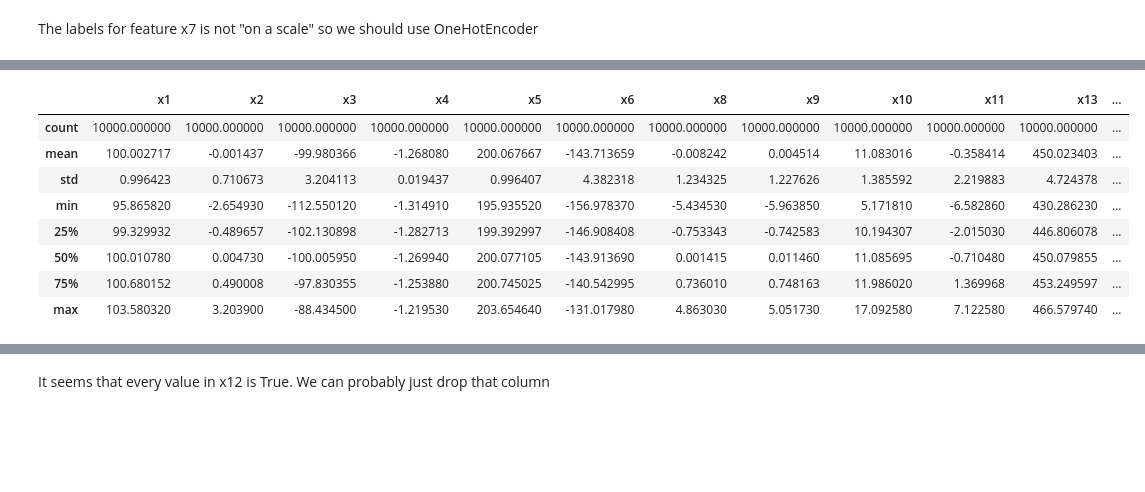
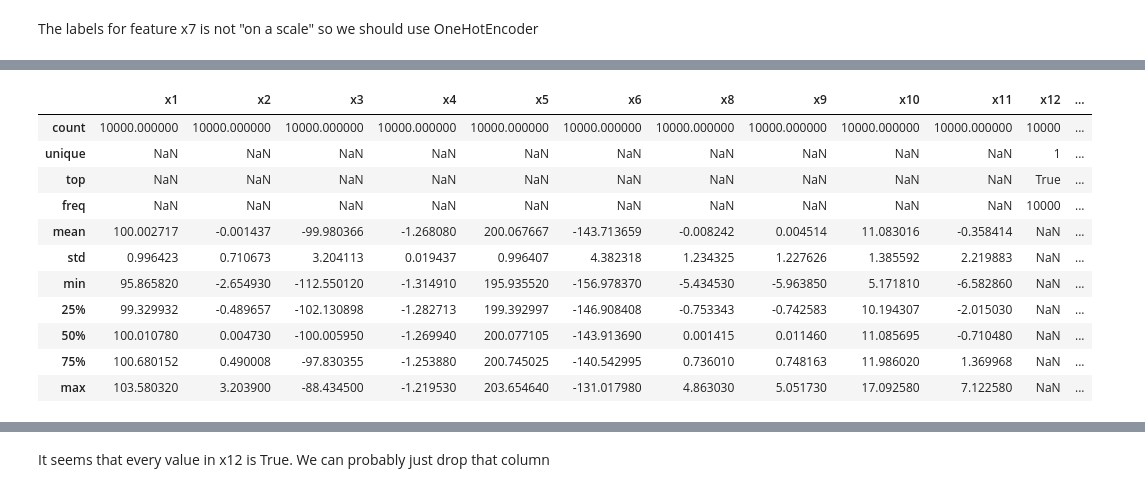
Before and after one commit to samshahriari/ML, a Jupyter notebook: Challenge/Classifier.ipynb, the cells around one changed output, grey strips where cells are left out. Cells and saved outputs as stored; diff of their text form; code cells hidden in the pictures; blank space fills up the shorter version.

```diff
--- a/Challenge/Classifier.ipynb
+++ b/Challenge/Classifier.ipynb
@@ -99,16 +104,19 @@ training_data.describe()
 # %%
-evaluation_data = pd.get_dummies(evaluation_data, columns = ['x7'])
-evaluation_data.describe()
+evaluation_data = pd.get_dummies(evaluation_data, columns=['x7'])
+evaluation_data.describe(include="all")
 # %% [output]
-|  | x1 | x2 | x3 | x4 | x5 | x6 | x8 | x9 | x10 | x11 | x13 | ... |
-| count | 10000.000000 | 10000.000000 | 10000.000000 | 10000.000000 | 10000.000000 | 10000.000000 | 10000.000000 | 10000.000000 | 10000.000000 | 10000.000000 | 10000.000000 | ... |
-| mean | 100.002717 | -0.001437 | -99.980366 | -1.268080 | 200.067667 | -143.713659 | -0.008242 | 0.004514 | 11.083016 | -0.358414 | 450.023403 | ... |
-| std | 0.996423 | 0.710673 | 3.204113 | 0.019437 | 0.996407 | 4.382318 | 1.234325 | 1.227626 | 1.385592 | 2.219883 | 4.724378 | ... |
-| min | 95.865820 | -2.654930 | -112.550120 | -1.314910 | 195.935520 | -156.978370 | -5.434530 | -5.963850 | 5.171810 | -6.582860 | 430.286230 | ... |
-| 25% | 99.329932 | -0.489657 | -102.130898 | -1.282713 | 199.392997 | -146.908408 | -0.753343 | -0.742583 | 10.194307 | -2.015030 | 446.806078 | ... |
-| 50% | 100.010780 | 0.004730 | -100.005950 | -1.269940 | 200.077105 | -143.913690 | 0.001415 | 0.011460 | 11.085695 | -0.710480 | 450.079855 | ... |
-| 75% | 100.680152 | 0.490008 | -97.830355 | -1.253880 | 200.745025 | -140.542995 | 0.736010 | 0.748163 | 11.986020 | 1.369968 | 453.249597 | ... |
-| max | 103.580320 | 3.203900 | -88.434500 | -1.219530 | 203.654640 | -131.017980 | 4.863030 | 5.051730 | 17.092580 | 7.122580 | 466.579740 | ... |
+|  | x1 | x2 | x3 | x4 | x5 | x6 | x8 | x9 | x10 | x11 | x12 | ... |
+| count | 10000.000000 | 10000.000000 | 10000.000000 | 10000.000000 | 10000.000000 | 10000.000000 | 10000.000000 | 10000.000000 | 10000.000000 | 10000.000000 | 10000 | ... |
+| unique | NaN | NaN | NaN | NaN | NaN | NaN | NaN | NaN | NaN | NaN | 1 | ... |
+| top | NaN | NaN | NaN | NaN | NaN | NaN | NaN | NaN | NaN | NaN | True | ... |
+| freq | NaN | NaN | NaN | NaN | NaN | NaN | NaN | NaN | NaN | NaN | 10000 | ... |
+| mean | 100.002717 | -0.001437 | -99.980366 | -1.268080 | 200.067667 | -143.713659 | -0.008242 | 0.004514 | 11.083016 | -0.358414 | NaN | ... |
+| std | 0.996423 | 0.710673 | 3.204113 | 0.019437 | 0.996407 | 4.382318 | 1.234325 | 1.227626 | 1.385592 | 2.219883 | NaN | ... |
+| min | 95.865820 | -2.654930 | -112.550120 | -1.314910 | 195.935520 | -156.978370 | -5.434530 | -5.963850 | 5.171810 | -6.582860 | NaN | ... |
+| 25% | 99.329932 | -0.489657 | -102.130898 | -1.282713 | 199.392997 | -146.908408 | -0.753343 | -0.742583 | 10.194307 | -2.015030 | NaN | ... |
+| 50% | 100.010780 | 0.004730 | -100.005950 | -1.269940 | 200.077105 | -143.913690 | 0.001415 | 0.011460 | 11.085695 | -0.710480 | NaN | ... |
+| 75% | 100.680152 | 0.490008 | -97.830355 | -1.253880 | 200.745025 | -140.542995 | 0.736010 | 0.748163 | 11.986020 | 1.369968 | NaN | ... |
+| max | 103.580320 | 3.203900 | -88.434500 | -1.219530 | 203.654640 | -131.017980 | 4.863030 | 5.051730 | 17.092580 | 7.122580 | NaN | ... |
 # %%
 training_data['x12'].value_counts()
 # %% [output]
```
Also changed, not shown: parts of 21 cells of this notebook.
